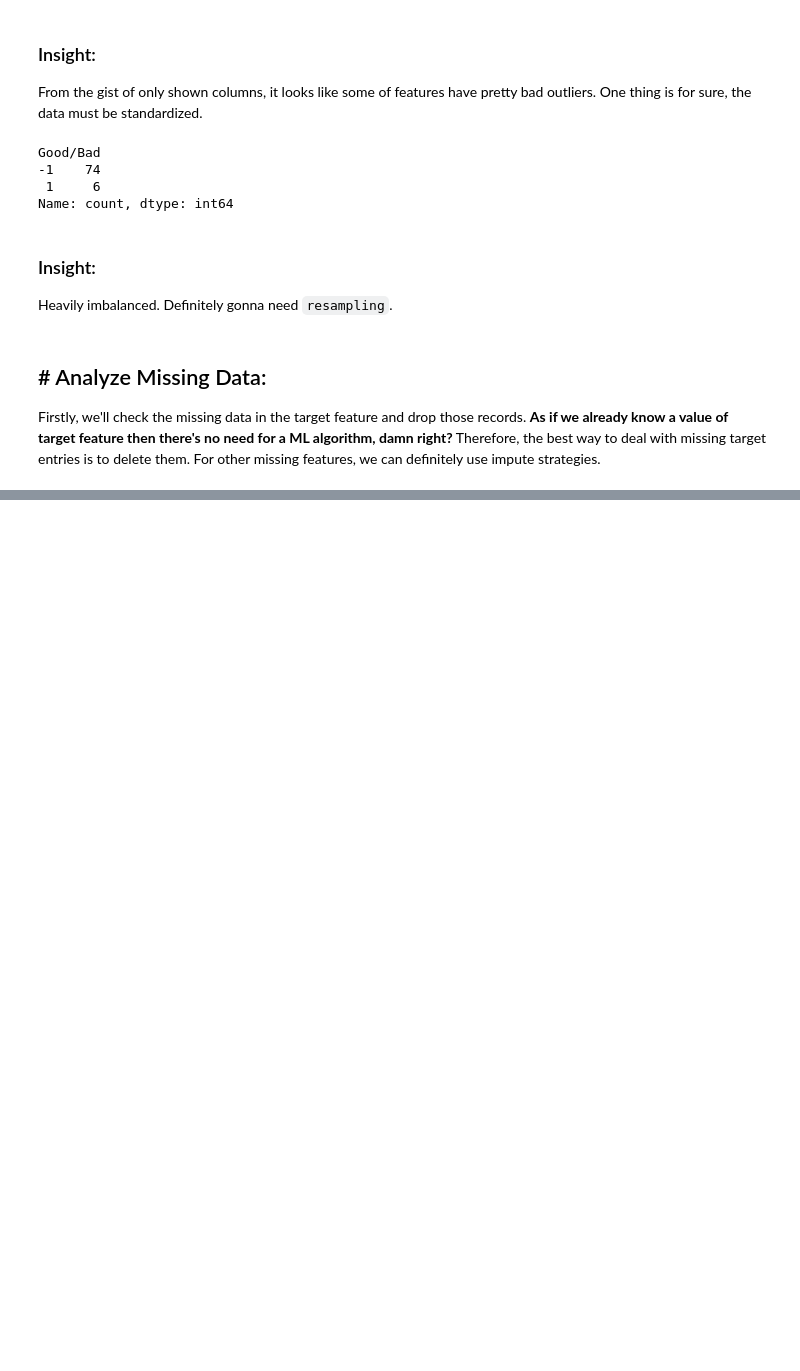
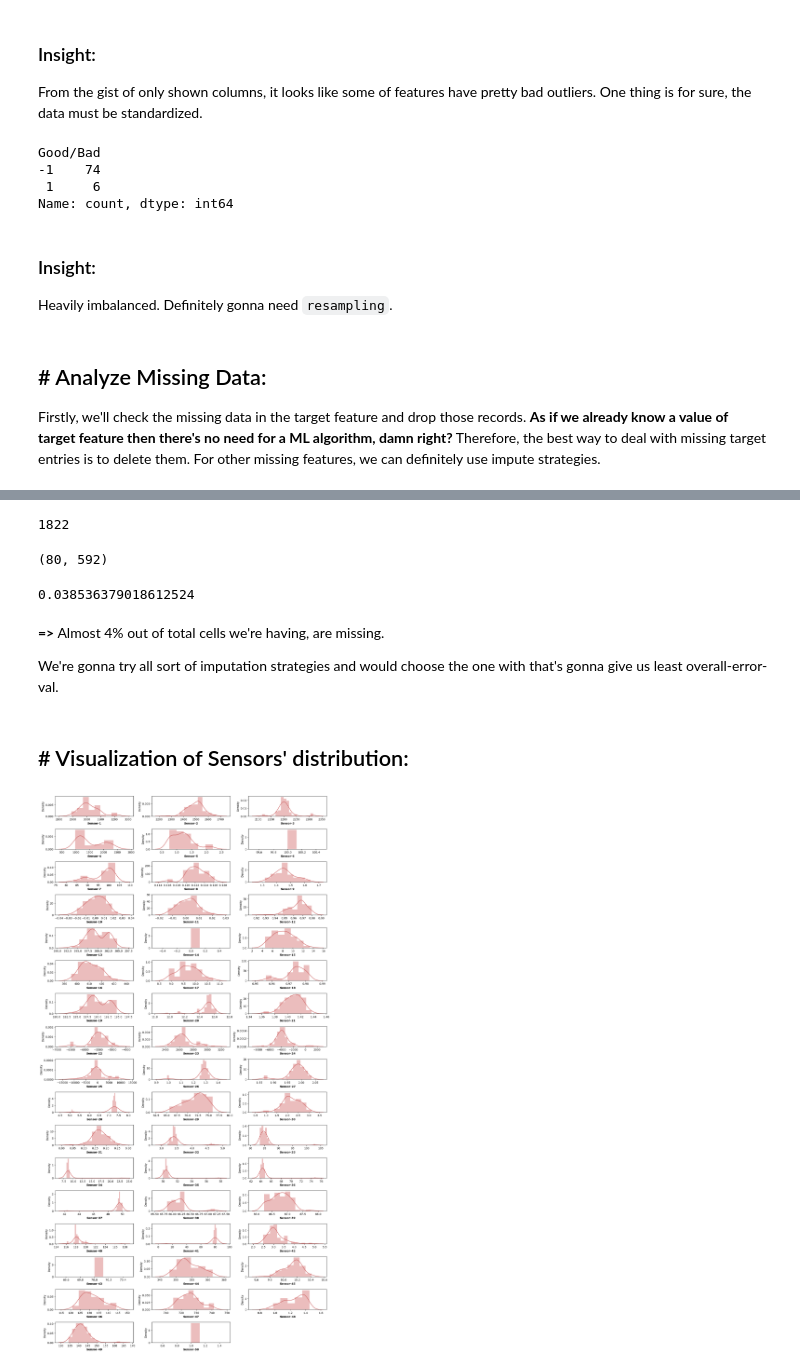
Before and after one commit to Monish-Nallagondalla/Sensor_Fault_Detection, a Jupyter notebook: notebooks/EDA.ipynb, the cells around one changed output, grey strips where cells are left out. Saved outputs shown, nothing was run; the diff lists cells and outputs as text; code cells hidden in the pictures; blank space fills up the shorter version.

```diff
--- a/notebooks/EDA.ipynb
+++ b/notebooks/EDA.ipynb
@@ -92,0 +95,32 @@ Firstly, we'll check the missing data in the target feature and drop those recor
+# %%
+wafers.isna().sum().sum()
+# %% [output]
+1822
+# %%
+wafers.shape
+# %% [output]
+(80, 592)
+# %%
+## Check missing vals independent feature variables
+
+wafers.isna().sum().sum() / (wafers.shape[0] * (wafers.shape[1] - 1))
+# %% [output]
+0.038536379018612524
+# %% [markdown]
+**=>** Almost 4% out of total cells we're having, are missing.
+
+We're gonna try all sort of imputation strategies and would choose the one with that's gonna give us least overall-error-val.
+# %% [markdown]
+## # Visualization of Sensors' distribution:
+# %%
+# let's have a look at the distribution first 50 sensors of Wafers
+
+plt.figure(figsize=(15, 100))
+
+for i, col in enumerate(wafers.columns[1:51]):
+    plt.subplot(60, 3, i+1)
+    sns.distplot(x=wafers[col], color='indianred')
+    plt.xlabel(col, weight='bold')
+    plt.tight_layout()
+# %% [output]
+[figure, added]
```
Also changed, not shown: parts of 4 cells of this notebook.
